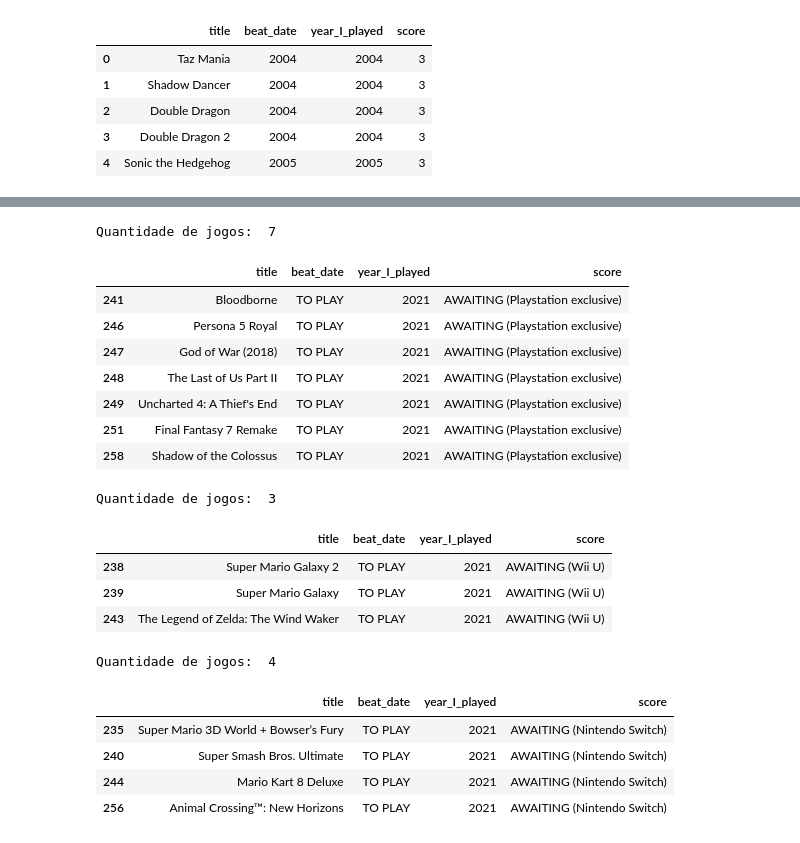
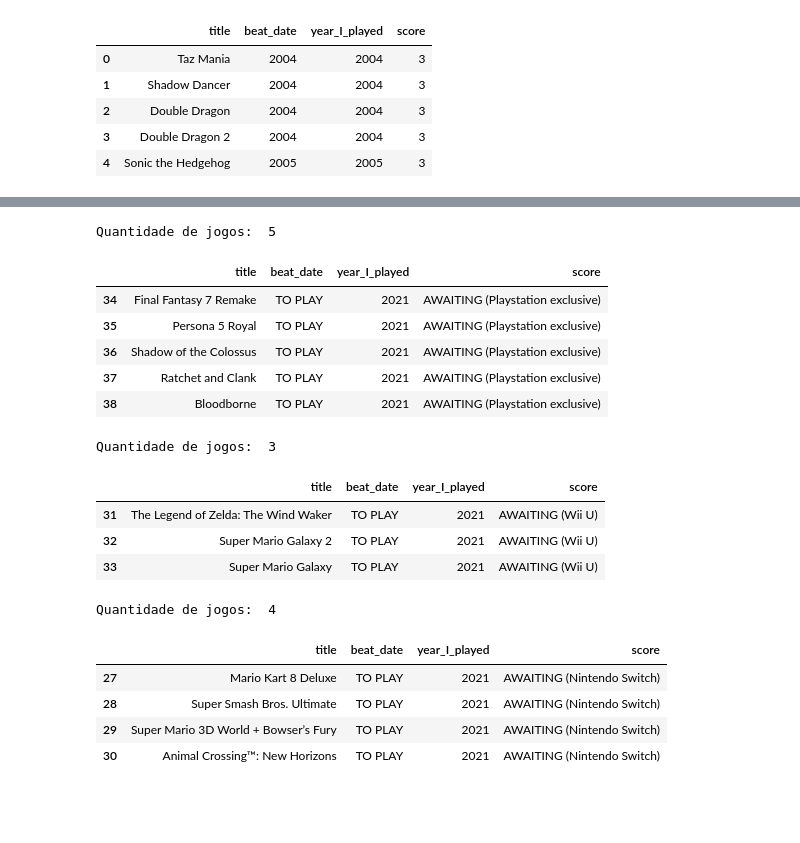
Before and after one commit to andredarcie/my-life-data, a Jupyter notebook: games_analysis.ipynb, the cells around one changed output, grey strips where cells are left out. Cells and saved outputs as stored; diff of their text form; code cells hidden in the pictures; blank space fills up the shorter version.

```diff
--- a/games_analysis.ipynb
+++ b/games_analysis.ipynb
@@ -14,2 +5,3 @@ ModuleNotFoundError: No module named 'pandas'
 # %%
-df = pd.read_csv('games.csv')
+df = pd.read_csv('games_played.csv')
+df_to_play = pd.read_csv('games_to_play.csv')
@@ -74,35 +87,33 @@ df.groupby('year_I_played')['title'].count().plot(kind='bar')
 # %%
-playstation_games = df[df['score'] == ' AWAITING (Playstation exclusive)']
+playstation_games = df_to_play[df_to_play['score'] == ' AWAITING (Playstation exclusive)']
 print('Quantidade de jogos: ', len(playstation_games))
 playstation_games
 # %% [output]
-Quantidade de jogos:  7
+Quantidade de jogos:  5
 |  | title | beat_date | year_I_played | score |
-| 241 | Bloodborne | TO PLAY | 2021 | AWAITING (Playstation exclusive) |
-| 246 | Persona 5 Royal | TO PLAY | 2021 | AWAITING (Playstation exclusive) |
-| 247 | God of War (2018) | TO PLAY | 2021 | AWAITING (Playstation exclusive) |
-| 248 | The Last of Us Part II | TO PLAY | 2021 | AWAITING (Playstation exclusive) |
-| 249 | Uncharted 4: A Thief's End | TO PLAY | 2021 | AWAITING (Playstation exclusive) |
-| 251 | Final Fantasy 7 Remake | TO PLAY | 2021 | AWAITING (Playstation exclusive) |
-| 258 | Shadow of the Colossus | TO PLAY | 2021 | AWAITING (Playstation exclusive) |
+| 34 | Final Fantasy 7 Remake | TO PLAY | 2021 | AWAITING (Playstation exclusive) |
+| 35 | Persona 5 Royal | TO PLAY | 2021 | AWAITING (Playstation exclusive) |
+| 36 | Shadow of the Colossus | TO PLAY | 2021 | AWAITING (Playstation exclusive) |
+| 37 | Ratchet and Clank | TO PLAY | 2021 | AWAITING (Playstation exclusive) |
+| 38 | Bloodborne | TO PLAY | 2021 | AWAITING (Playstation exclusive) |
 # %%
-wiiu_games = df[df['score'] == ' AWAITING (Wii U)']
+wiiu_games = df_to_play[df_to_play['score'] == ' AWAITING (Wii U)']
 print('Quantidade de jogos: ', len(wiiu_games))
 wiiu_games
 # %% [output]
 Quantidade de jogos:  3
 |  | title | beat_date | year_I_played | score |
-| 238 | Super Mario Galaxy 2 | TO PLAY | 2021 | AWAITING (Wii U) |
-| 239 | Super Mario Galaxy | TO PLAY | 2021 | AWAITING (Wii U) |
-| 243 | The Legend of Zelda: The Wind Waker | TO PLAY | 2021 | AWAITING (Wii U) |
+| 31 | The Legend of Zelda: The Wind Waker | TO PLAY | 2021 | AWAITING (Wii U) |
+| 32 | Super Mario Galaxy 2 | TO PLAY | 2021 | AWAITING (Wii U) |
+| 33 | Super Mario Galaxy | TO PLAY | 2021 | AWAITING (Wii U) |
 # %%
-nintendo_switch_games = df[df['score'] == ' AWAITING (Nintendo Switch)']
+nintendo_switch_games = df_to_play[df_to_play['score'] == ' AWAITING (Nintendo Switch)']
 print('Quantidade de jogos: ', len(nintendo_switch_games))
 nintendo_switch_games
 # %% [output]
 Quantidade de jogos:  4
 |  | title | beat_date | year_I_played | score |
-| 235 | Super Mario 3D World + Bowser’s Fury | TO PLAY | 2021 | AWAITING (Nintendo Switch) |
-| 240 | Super Smash Bros. Ultimate | TO PLAY | 2021 | AWAITING (Nintendo Switch) |
-| 244 | Mario Kart 8 Deluxe | TO PLAY | 2021 | AWAITING (Nintendo Switch) |
-| 256 | Animal Crossing™: New Horizons | TO PLAY | 2021 | AWAITING (Nintendo Switch) |
+| 27 | Mario Kart 8 Deluxe | TO PLAY | 2021 | AWAITING (Nintendo Switch) |
+| 28 | Super Smash Bros. Ultimate | TO PLAY | 2021 | AWAITING (Nintendo Switch) |
+| 29 | Super Mario 3D World + Bowser’s Fury | TO PLAY | 2021 | AWAITING (Nintendo Switch) |
+| 30 | Animal Crossing™: New Horizons | TO PLAY | 2021 | AWAITING (Nintendo Switch) |
```
Also changed, not shown: parts of 7 cells of this notebook.
